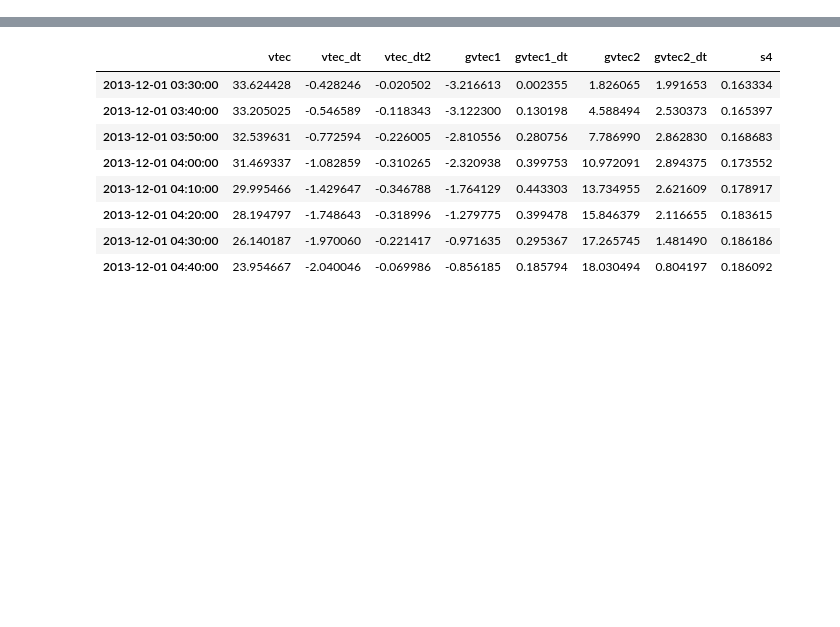
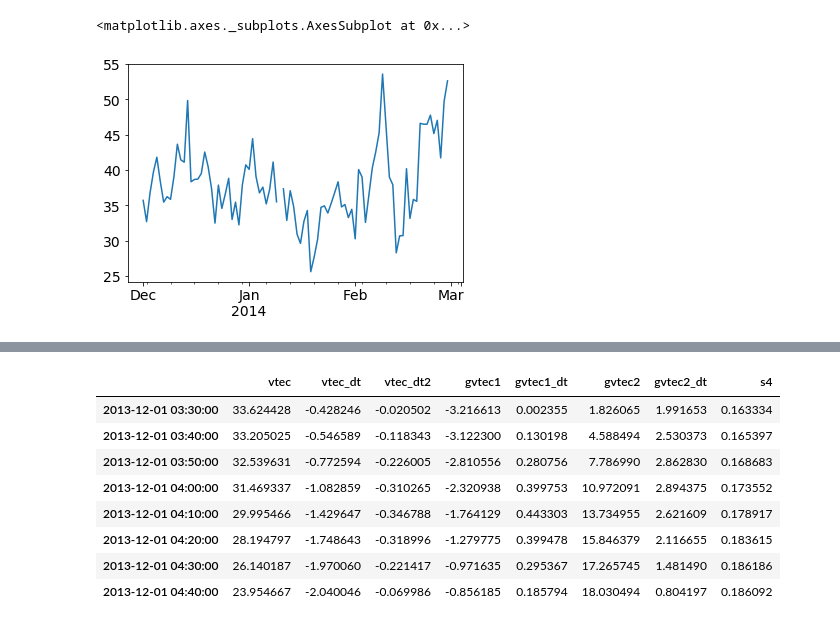
Before and after one commit to retiarus/correlation_vtec_s4, a Jupyter notebook: 08_plots_one_vs_one.ipynb, the cells around one changed output, grey strips where cells are left out. Cells and saved outputs as stored; diff of their text form; code cells hidden in the pictures; blank space fills up the shorter version.

```diff
--- a/08_plots_one_vs_one.ipynb
+++ b/08_plots_one_vs_one.ipynb
@@ -23,0 +44,5 @@ df_station = pd.read_pickle('./data/df_station_sort_re.pkl')
+# %%
+df_resample['vtec'].plot()
+# %% [output]
+<matplotlib.axes._subplots.AxesSubplot at 0x...>
+[figure, added]
```
Also changed, not shown: parts of 6 cells of this notebook.
